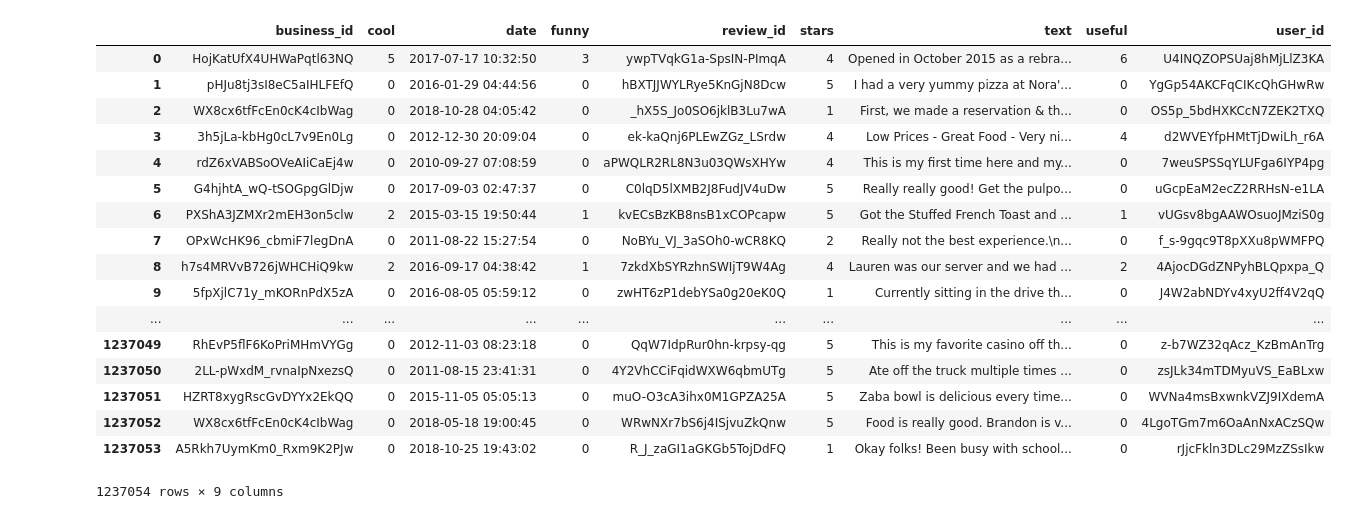
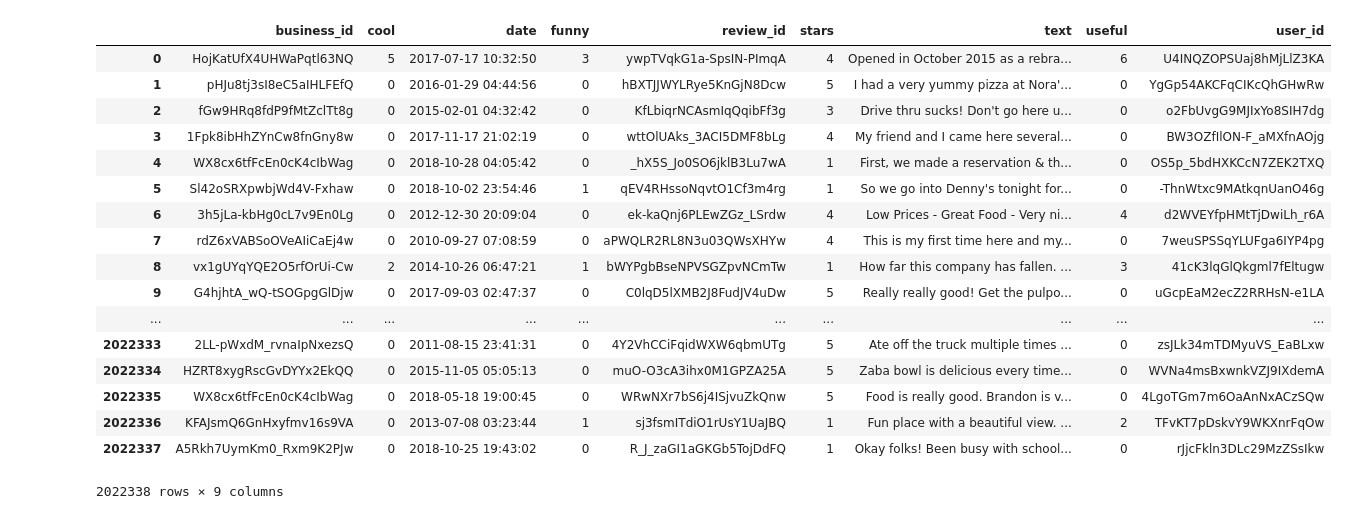
Before and after one commit to jneuman88/Predict-Restaurant-Closure, a Jupyter notebook: Vegas Restaurant Predictor.ipynb, the cells around one changed output. Drawn from its saved outputs; the diff is of its cells as text; code cells hidden in the pictures.

Commit message:
Adding multiple cities to analysis

```diff
--- a/Vegas Restaurant Predictor.ipynb
+++ b/Vegas Restaurant Predictor.ipynb
@@ -309,7 +211,9 @@ def build_X_and_y(businesses_df, reviews_df, date, load_NLP=False, do_distance=F
 # %%
 raw_businesses_df = pull_raw_business_data()
 # %%
-yelp_businesses_df, categories = clean_business_data(raw_businesses_df, type_of_business_list=['Restaurant'], city_filter_list=['Las Vegas'], remove_hours=True)
+cities = ['Las Vegas', 'Toronto', 'Phoenix']
+yelp_businesses_df, categories = yelp_data_cleaning.clean_business_data(raw_businesses_df, type_of_business_list=['Restaurant'], city_filter_list=cities, \
+                                                     remove_hours=True, required_num_of_closed_thresh_in_city=1000)
 #del raw_businesses_df
 yelp_businesses_df
 # %% [output]
@@ -351,24 +239,24 @@ yelp_businesses_df
 # %%
 business_ids = yelp_businesses_df.index.values
-reviews_df = clean_reviews_data(business_ids)
+reviews_df = yelp_data_cleaning.clean_reviews_data(business_ids)
 reviews_df
 # %% [output]
 |  | business_id | cool | date | funny | review_id | stars | text | useful | user_id |
 | 0 | HojKatUfX4UHWaPqtl63NQ | 5 | 2017-07-17 10:32:50 | 3 | ywpTVqkG1a-SpsIN-PImqA | 4 | Opened in October 2015 as a rebra... | 6 | U4INQZOPSUaj8hMjLlZ3KA |
 | 1 | pHJu8tj3sI8eC5aIHLFEfQ | 0 | 2016-01-29 04:44:56 | 0 | hBXTJJWYLRye5KnGjN8Dcw | 5 | I had a very yummy pizza at Nora'... | 0 | YgGp54AKCFqCIKcQhGHwRw |
-| 2 | WX8cx6tfFcEn0cK4cIbWag | 0 | 2018-10-28 04:05:42 | 0 | _hX5S_Jo0SO6jklB3Lu7wA | 1 | First, we made a reservation & th... | 0 | OS5p_5bdHXKCcN7ZEK2TXQ |
-| 3 | 3h5jLa-kbHg0cL7v9En0Lg | 0 | 2012-12-30 20:09:04 | 0 | ek-kaQnj6PLEwZGz_LSrdw | 4 | Low Prices - Great Food - Very ni... | 4 | d2WVEYfpHMtTjDwiLh_r6A |
-| 4 | rdZ6xVABSoOVeAIiCaEj4w | 0 | 2010-09-27 07:08:59 | 0 | aPWQLR2RL8N3u03QWsXHYw | 4 | This is my first time here and my... | 0 | 7weuSPSSqYLUFga6IYP4pg |
-| 5 | G4hjhtA_wQ-tSOGpgGlDjw | 0 | 2017-09-03 02:47:37 | 0 | C0lqD5lXMB2J8FudJV4uDw | 5 | Really really good! Get the pulpo... | 0 | uGcpEaM2ecZ2RRHsN-e1LA |
-| 6 | PXShA3JZMXr2mEH3on5clw | 2 | 2015-03-15 19:50:44 | 1 | kvECsBzKB8nsB1xCOPcapw | 5 | Got the Stuffed French Toast and ... | 1 | vUGsv8bgAAWOsuoJMziS0g |
-| 7 | OPxWcHK96_cbmiF7legDnA | 0 | 2011-08-22 15:27:54 | 0 | NoBYu_VJ_3aSOh0-wCR8KQ | 2 | Really not the best experience.\n... | 0 | f_s-9gqc9T8pXXu8pWMFPQ |
-| 8 | h7s4MRVvB726jWHCHiQ9kw | 2 | 2016-09-17 04:38:42 | 1 | 7zkdXbSYRzhnSWIjT9W4Ag | 4 | Lauren was our server and we had ... | 2 | 4AjocDGdZNPyhBLQpxpa_Q |
-| 9 | 5fpXjlC71y_mKORnPdX5zA | 0 | 2016-08-05 05:59:12 | 0 | zwHT6zP1debYSa0g20eK0Q | 1 | Currently sitting in the drive th... | 0 | J4W2abNDYv4xyU2ff4V2qQ |
+| 2 | fGw9HRq8fdP9fMtZclTt8g | 0 | 2015-02-01 04:32:42 | 0 | KfLbiqrNCAsmIqQqibFf3g | 3 | Drive thru sucks! Don't go here u... | 0 | o2FbUvgG9MJIxYo8SIH7dg |
+| 3 | 1Fpk8ibHhZYnCw8fnGny8w | 0 | 2017-11-17 21:02:19 | 0 | wttOlUAks_3ACI5DMF8bLg | 4 | My friend and I came here several... | 0 | BW3OZfIlON-F_aMXfnAOjg |
+| 4 | WX8cx6tfFcEn0cK4cIbWag | 0 | 2018-10-28 04:05:42 | 0 | _hX5S_Jo0SO6jklB3Lu7wA | 1 | First, we made a reservation & th... | 0 | OS5p_5bdHXKCcN7ZEK2TXQ |
+| 5 | Sl42oSRXpwbjWd4V-Fxhaw | 0 | 2018-10-02 23:54:46 | 1 | qEV4RHssoNqvtO1Cf3m4rg | 1 | So we go into Denny's tonight for... | 0 | -ThnWtxc9MAtkqnUanO46g |
+| 6 | 3h5jLa-kbHg0cL7v9En0Lg | 0 | 2012-12-30 20:09:04 | 0 | ek-kaQnj6PLEwZGz_LSrdw | 4 | Low Prices - Great Food - Very ni... | 4 | d2WVEYfpHMtTjDwiLh_r6A |
+| 7 | rdZ6xVABSoOVeAIiCaEj4w | 0 | 2010-09-27 07:08:59 | 0 | aPWQLR2RL8N3u03QWsXHYw | 4 | This is my first time here and my... | 0 | 7weuSPSSqYLUFga6IYP4pg |
+| 8 | vx1gUYqYQE2O5rfOrUi-Cw | 2 | 2014-10-26 06:47:21 | 1 | bWYPgbBseNPVSGZpvNCmTw | 1 | How far this company has fallen. ... | 3 | 41cK3lqGlQkgml7fEltugw |
+| 9 | G4hjhtA_wQ-tSOGpgGlDjw | 0 | 2017-09-03 02:47:37 | 0 | C0lqD5lXMB2J8FudJV4uDw | 5 | Really really good! Get the pulpo... | 0 | uGcpEaM2ecZ2RRHsN-e1LA |
 | ... | ... | ... | ... | ... | ... | ... | ... | ... | ... |
-| 1237049 | RhEvP5flF6KoPriMHmVYGg | 0 | 2012-11-03 08:23:18 | 0 | QqW7IdpRur0hn-krpsy-qg | 5 | This is my favorite casino off th... | 0 | z-b7WZ32qAcz_KzBmAnTrg |
-| 1237050 | 2LL-pWxdM_rvnaIpNxezsQ | 0 | 2011-08-15 23:41:31 | 0 | 4Y2VhCCiFqidWXW6qbmUTg | 5 | Ate off the truck multiple times ... | 0 | zsJLk34mTDMyuVS_EaBLxw |
-| 1237051 | HZRT8xygRscGvDYYx2EkQQ | 0 | 2015-11-05 05:05:13 | 0 | muO-O3cA3ihx0M1GPZA25A | 5 | Zaba bowl is delicious every time... | 0 | WVNa4msBxwnkVZJ9IXdemA |
-| 1237052 | WX8cx6tfFcEn0cK4cIbWag | 0 | 2018-05-18 19:00:45 | 0 | WRwNXr7bS6j4ISjvuZkQnw | 5 | Food is really good. Brandon is v... | 0 | 4LgoTGm7m6OaAnNxACzSQw |
-| 1237053 | A5Rkh7UymKm0_Rxm9K2PJw | 0 | 2018-10-25 19:43:02 | 0 | R_J_zaGI1aGKGb5TojDdFQ | 1 | Okay folks! Been busy with school... | 0 | rJjcFkln3DLc29MzZSsIkw |
+| 2022333 | 2LL-pWxdM_rvnaIpNxezsQ | 0 | 2011-08-15 23:41:31 | 0 | 4Y2VhCCiFqidWXW6qbmUTg | 5 | Ate off the truck multiple times ... | 0 | zsJLk34mTDMyuVS_EaBLxw |
+| 2022334 | HZRT8xygRscGvDYYx2EkQQ | 0 | 2015-11-05 05:05:13 | 0 | muO-O3cA3ihx0M1GPZA25A | 5 | Zaba bowl is delicious every time... | 0 | WVNa4msBxwnkVZJ9IXdemA |
+| 2022335 | WX8cx6tfFcEn0cK4cIbWag | 0 | 2018-05-18 19:00:45 | 0 | WRwNXr7bS6j4ISjvuZkQnw | 5 | Food is really good. Brandon is v... | 0 | 4LgoTGm7m6OaAnNxACzSQw |
+| 2022336 | KFAJsmQ6GnHxyfmv16s9VA | 0 | 2013-07-08 03:23:44 | 1 | sj3fsmITdiO1rUsY1UaJBQ | 1 | Fun place with a beautiful view. ... | 2 | TFvKT7pDskvY9WKXnrFqOw |
+| 2022337 | A5Rkh7UymKm0_Rxm9K2PJw | 0 | 2018-10-25 19:43:02 | 0 | R_J_zaGI1aGKGb5TojDdFQ | 1 | Okay folks! Been busy with school... | 0 | rJjcFkln3DLc29MzZSsIkw |
-1237054 rows × 9 columns
+2022338 rows × 9 columns
 # %%
```
Also changed, not shown: parts of 51 cells of this notebook, 1 other file.
